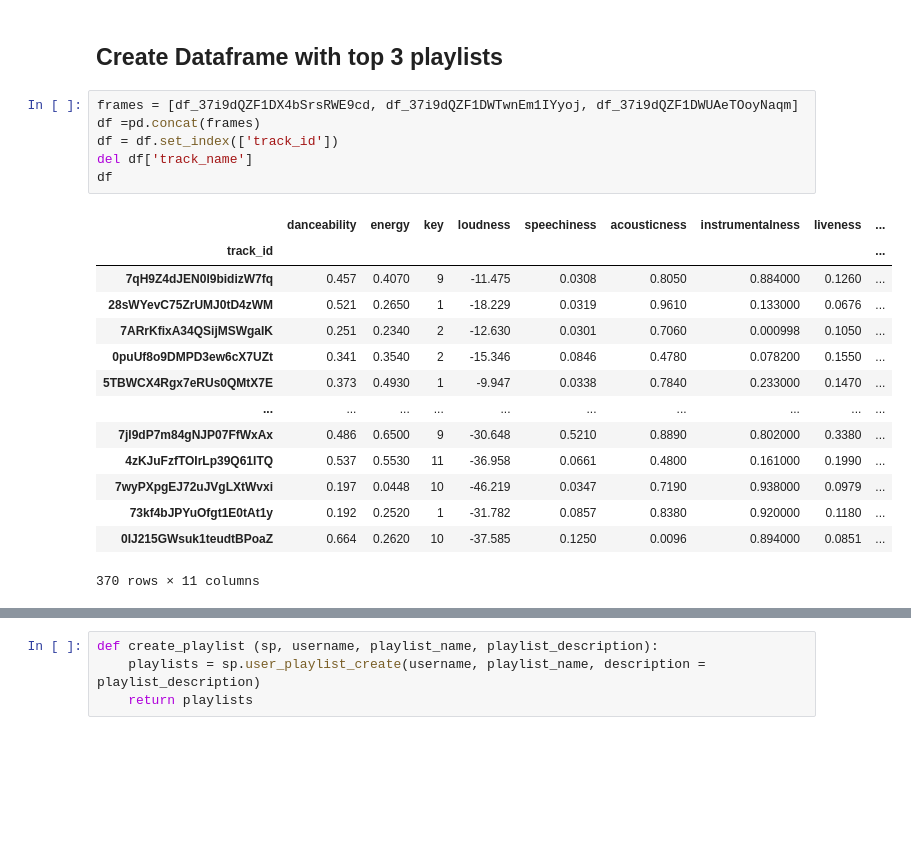
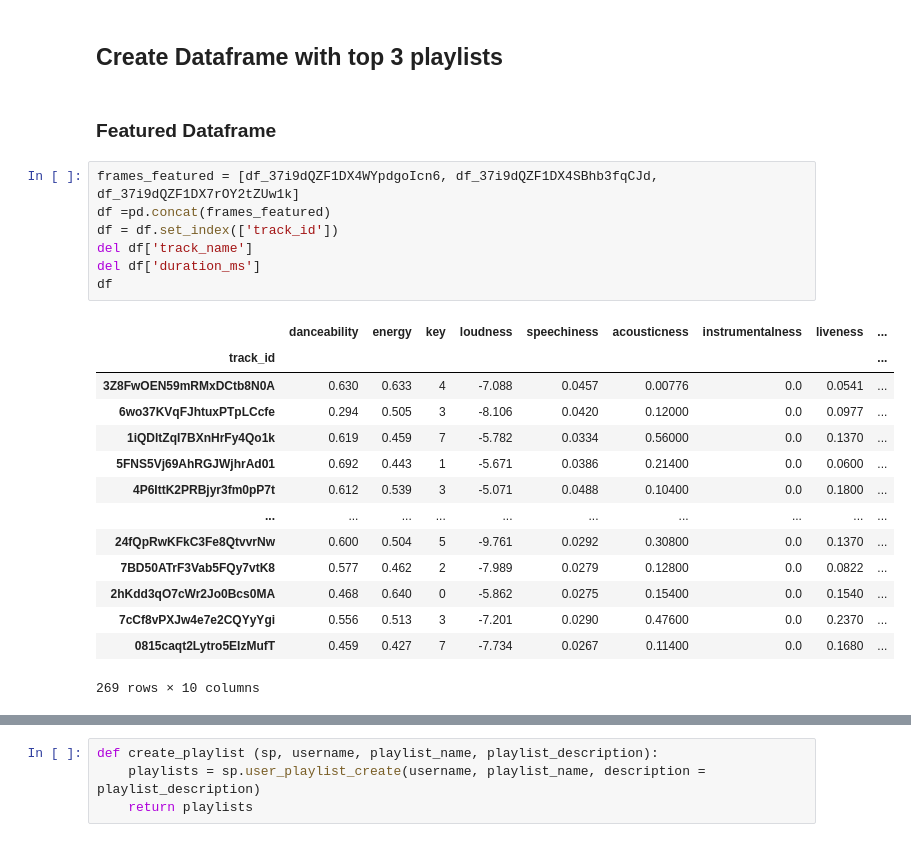
Before and after one commit to vvenkatesh-ML/Spotify-Recommendation-System, a Jupyter notebook: Spotify Recommendation System .ipynb, the cells around one changed output, grey strips where cells are left out. Saved outputs shown, nothing was run; the diff lists cells and outputs as text; blank space fills up the shorter version.

```diff
--- a/Spotify Recommendation System .ipynb
+++ b/Spotify Recommendation System .ipynb
@@ -410,24 +494,27 @@ Create df_37i9dQZF1DX0jgyAiPl8Af = get_audio_features(sp, playlist)
 # %% [markdown]
 ## Create Dataframe with top 3 playlists
+# %% [markdown]
+### Featured Dataframe
 # %%
-frames = [df_37i9dQZF1DX4bSrsRWE9cd, df_37i9dQZF1DWTwnEm1IYyoj, df_37i9dQZF1DWUAeTOoyNaqm]
-df =pd.concat(frames)
+frames_featured = [df_37i9dQZF1DX4WYpdgoIcn6, df_37i9dQZF1DX4SBhb3fqCJd, df_37i9dQZF1DX7rOY2tZUw1k]
+df =pd.concat(frames_featured)
 df = df.set_index(['track_id'])
 del df['track_name']
+del df['duration_ms']
 df
 # %% [output]
 |  | danceability | energy | key | loudness | speechiness | acousticness | instrumentalness | liveness | ... |
 | track_id |  |  |  |  |  |  |  |  | ... |
-| 7qH9Z4dJEN0l9bidizW7fq | 0.457 | 0.4070 | 9 | -11.475 | 0.0308 | 0.8050 | 0.884000 | 0.1260 | ... |
-| 28sWYevC75ZrUMJ0tD4zWM | 0.521 | 0.2650 | 1 | -18.229 | 0.0319 | 0.9610 | 0.133000 | 0.0676 | ... |
-| 7ARrKfixA34QSijMSWgaIK | 0.251 | 0.2340 | 2 | -12.630 | 0.0301 | 0.7060 | 0.000998 | 0.1050 | ... |
-| 0puUf8o9DMPD3ew6cX7UZt | 0.341 | 0.3540 | 2 | -15.346 | 0.0846 | 0.4780 | 0.078200 | 0.1550 | ... |
-| 5TBWCX4Rgx7eRUs0QMtX7E | 0.373 | 0.4930 | 1 | -9.947 | 0.0338 | 0.7840 | 0.233000 | 0.1470 | ... |
+| 3Z8FwOEN59mRMxDCtb8N0A | 0.630 | 0.633 | 4 | -7.088 | 0.0457 | 0.00776 | 0.0 | 0.0541 | ... |
+| 6wo37KVqFJhtuxPTpLCcfe | 0.294 | 0.505 | 3 | -8.106 | 0.0420 | 0.12000 | 0.0 | 0.0977 | ... |
+| 1iQDltZqI7BXnHrFy4Qo1k | 0.619 | 0.459 | 7 | -5.782 | 0.0334 | 0.56000 | 0.0 | 0.1370 | ... |
+| 5FNS5Vj69AhRGJWjhrAd01 | 0.692 | 0.443 | 1 | -5.671 | 0.0386 | 0.21400 | 0.0 | 0.0600 | ... |
+| 4P6IttK2PRBjyr3fm0pP7t | 0.612 | 0.539 | 3 | -5.071 | 0.0488 | 0.10400 | 0.0 | 0.1800 | ... |
 | ... | ... | ... | ... | ... | ... | ... | ... | ... | ... |
-| 7jl9dP7m84gNJP07FfWxAx | 0.486 | 0.6500 | 9 | -30.648 | 0.5210 | 0.8890 | 0.802000 | 0.3380 | ... |
-| 4zKJuFzfTOIrLp39Q61ITQ | 0.537 | 0.5530 | 11 | -36.958 | 0.0661 | 0.4800 | 0.161000 | 0.1990 | ... |
-| 7wyPXpgEJ72uJVgLXtWvxi | 0.197 | 0.0448 | 10 | -46.219 | 0.0347 | 0.7190 | 0.938000 | 0.0979 | ... |
-| 73kf4bJPYuOfgt1E0tAt1y | 0.192 | 0.2520 | 1 | -31.782 | 0.0857 | 0.8380 | 0.920000 | 0.1180 | ... |
-| 0IJ215GWsuk1teudtBPoaZ | 0.664 | 0.2620 | 10 | -37.585 | 0.1250 | 0.0096 | 0.894000 | 0.0851 | ... |
+| 24fQpRwKFkC3Fe8QtvvrNw | 0.600 | 0.504 | 5 | -9.761 | 0.0292 | 0.30800 | 0.0 | 0.1370 | ... |
+| 7BD50ATrF3Vab5FQy7vtK8 | 0.577 | 0.462 | 2 | -7.989 | 0.0279 | 0.12800 | 0.0 | 0.0822 | ... |
+| 2hKdd3qO7cWr2Jo0Bcs0MA | 0.468 | 0.640 | 0 | -5.862 | 0.0275 | 0.15400 | 0.0 | 0.1540 | ... |
+| 7cCf8vPXJw4e7e2CQYyYgi | 0.556 | 0.513 | 3 | -7.201 | 0.0290 | 0.47600 | 0.0 | 0.2370 | ... |
+| 0815caqt2Lytro5EIzMufT | 0.459 | 0.427 | 7 | -7.734 | 0.0267 | 0.11400 | 0.0 | 0.1680 | ... |
-370 rows × 11 columns
+269 rows × 10 columns
 # %% [markdown]
```
Also changed, not shown: parts of 49 cells of this notebook, 1 other file.
